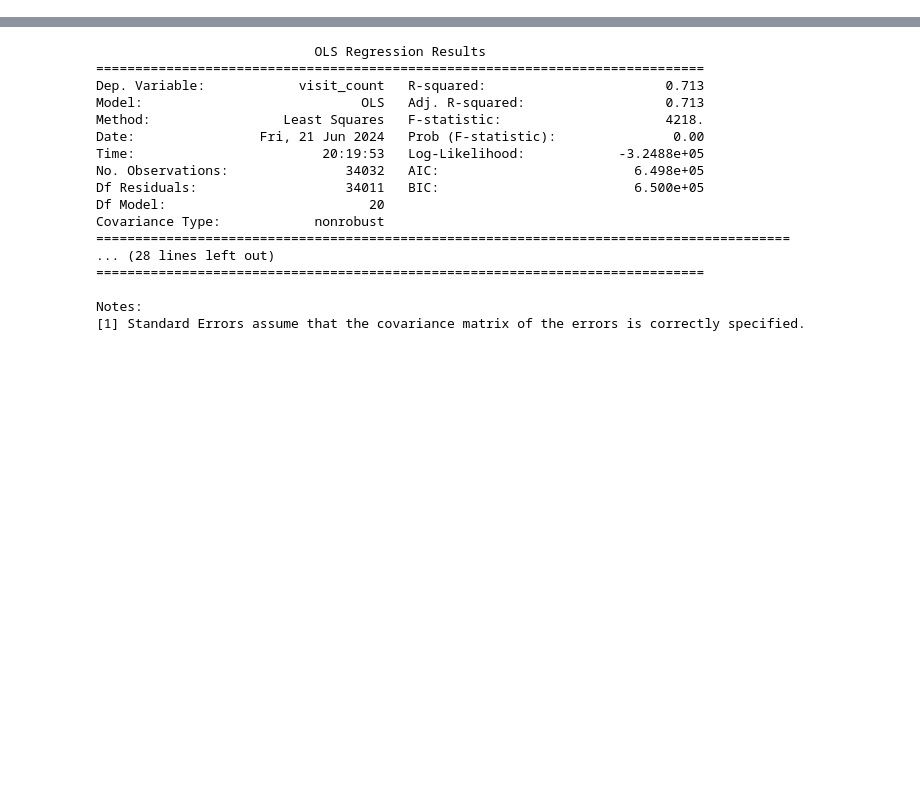
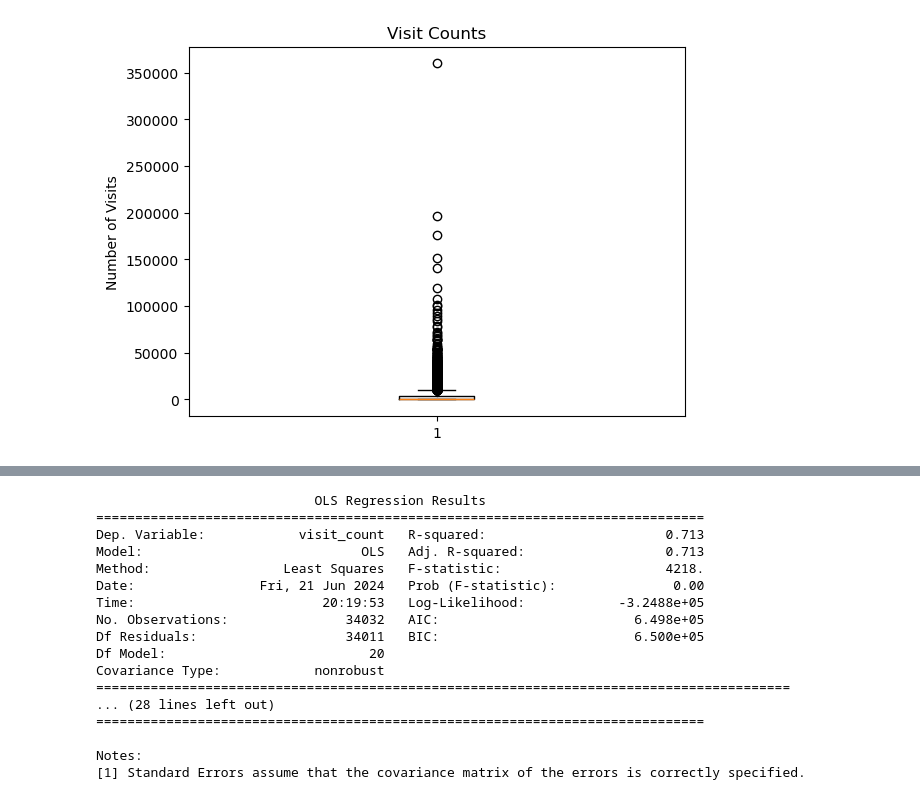
Before and after one commit to ANNIZHENG/MLModel_Eval_with_YJMob100K, a Jupyter notebook: DataAnalysis_POI.ipynb, the cells around one changed output, grey strips where cells are left out. Saved outputs shown, nothing was run; the diff lists cells and outputs as text; code cells hidden in the pictures; blank space fills up the shorter version.

```diff
--- a/DataAnalysis_POI.ipynb
+++ b/DataAnalysis_POI.ipynb
@@ -248,0 +67,8 @@ plt.show()
+# %%
+# Box-plot: visit count
+plt.boxplot(loc_frequency.sort_values('visit_count')['visit_count'])
+plt.title('Visit Counts')
+plt.ylabel('Number of Visits')
+plt.show()
+# %% [output]
+[figure, added]
```
Also changed, not shown: parts of 66 cells of this notebook.
